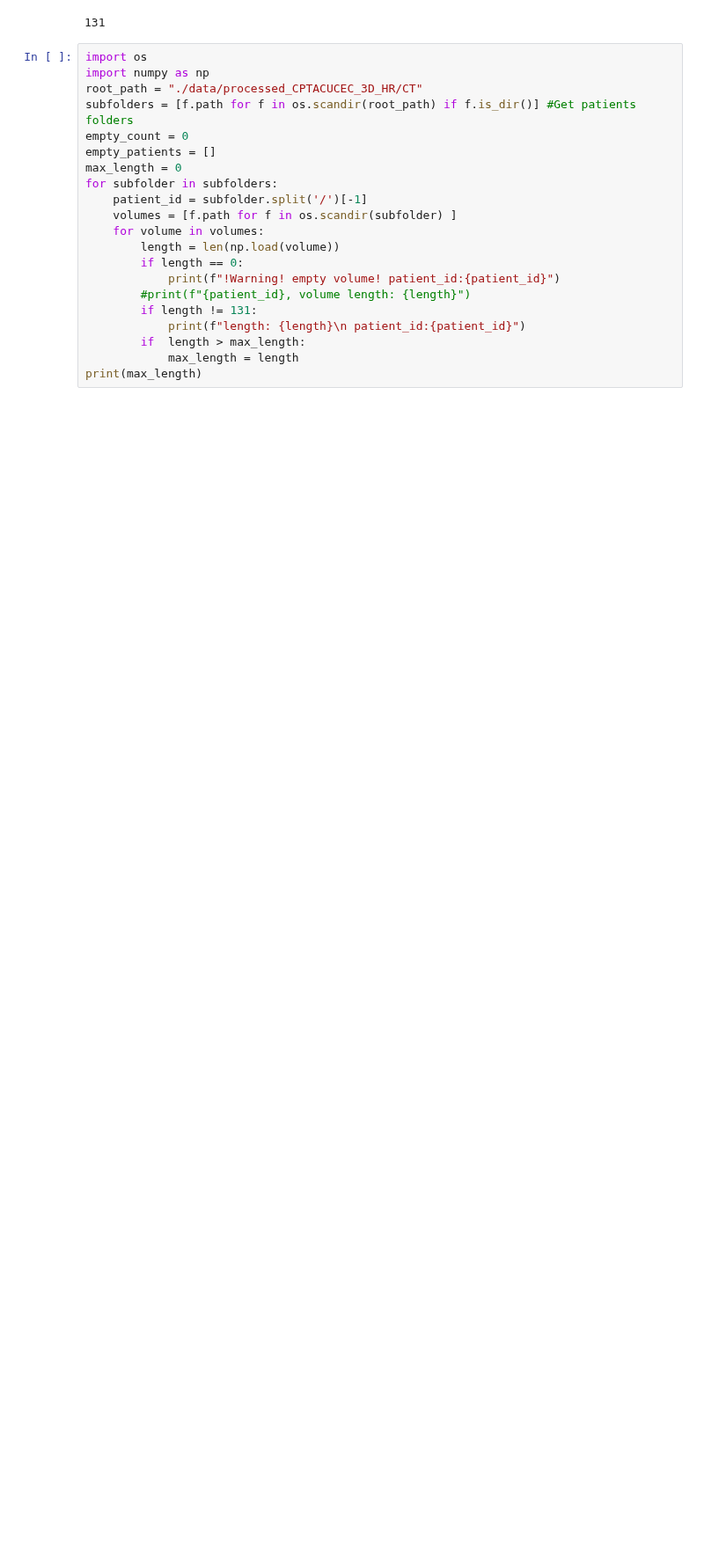
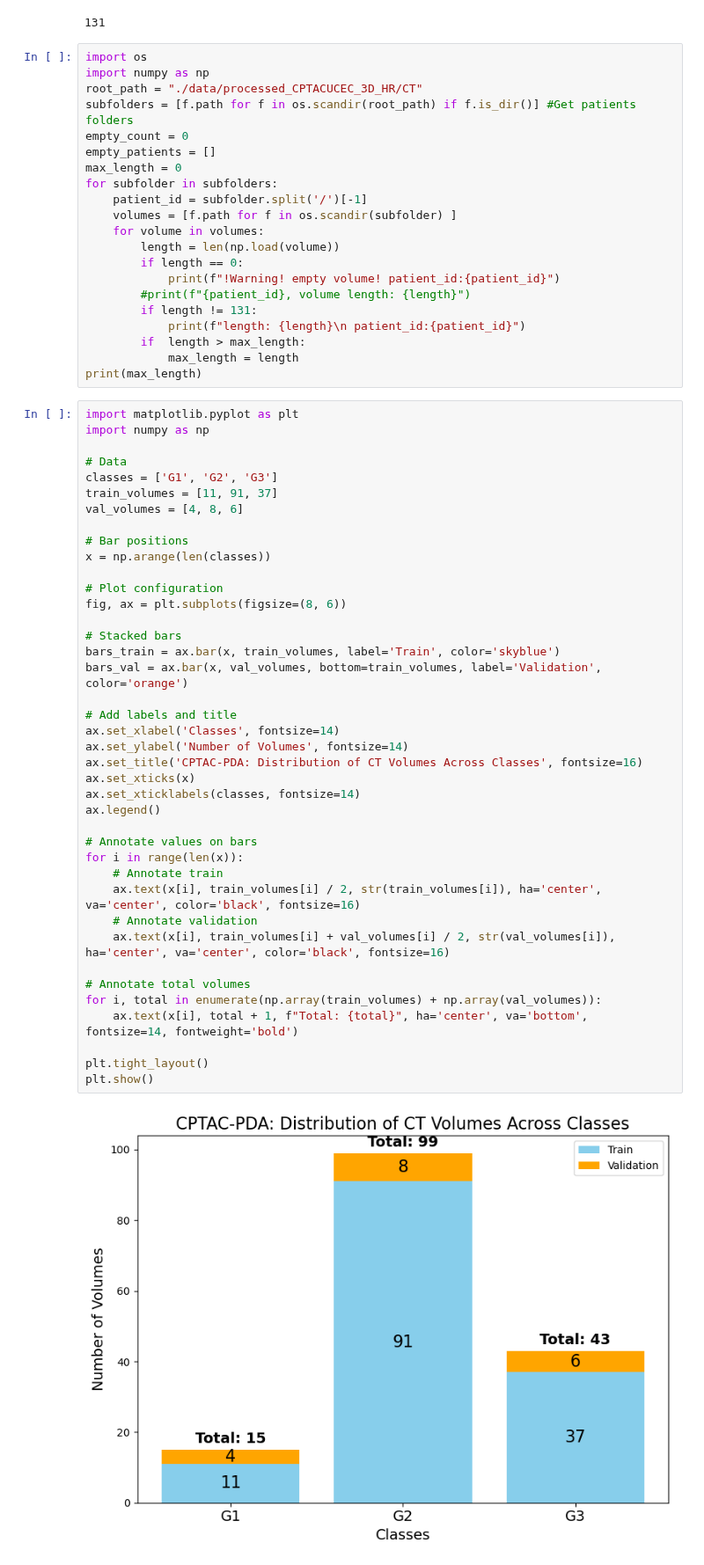
Before and after one commit to PietroCaforio/research-biocv-proj, a Jupyter notebook: dataset_stats.ipynb, the cells around one changed output. Shown at 88% size. Cells and saved outputs as stored; diff of their text form; blank space fills up the shorter version.

```diff
--- a/dataset_stats.ipynb
+++ b/dataset_stats.ipynb
@@ -500,3 +500,45 @@ for subfolder in subfolders:
         if  length > max_length:
             max_length = length
 print(max_length)
+# %%
+import matplotlib.pyplot as plt
+import numpy as np
+
+# Data
+classes = ['G1', 'G2', 'G3']
+train_volumes = [11, 91, 37]
+val_volumes = [4, 8, 6]
+
+# Bar positions
+x = np.arange(len(classes))
+
+# Plot configuration
+fig, ax = plt.subplots(figsize=(8, 6))
+
+# Stacked bars
+bars_train = ax.bar(x, train_volumes, label='Train', color='skyblue')
+bars_val = ax.bar(x, val_volumes, bottom=train_volumes, label='Validation', color='orange')
+
+# Add labels and title
+ax.set_xlabel('Classes', fontsize=14)
+ax.set_ylabel('Number of Volumes', fontsize=14)
+ax.set_title('CPTAC-PDA: Distribution of CT Volumes Across Classes', fontsize=16)
+ax.set_xticks(x)
+ax.set_xticklabels(classes, fontsize=14)
+ax.legend()
+
+# Annotate values on bars
+for i in range(len(x)):
+    # Annotate train
+    ax.text(x[i], train_volumes[i] / 2, str(train_volumes[i]), ha='center', va='center', color='black', fontsize=16)
+    # Annotate validation
+    ax.text(x[i], train_volumes[i] + val_volumes[i] / 2, str(val_volumes[i]), ha='center', va='center', color='black', fontsize=16)
+
+# Annotate total volumes
+for i, total in enumerate(np.array(train_volumes) + np.array(val_volumes)):
+    ax.text(x[i], total + 1, f"Total: {total}", ha='center', va='bottom', fontsize=14, fontweight='bold')
+
+plt.tight_layout()
+plt.show()
+# %% [output]
+[figure, added]
```
Also changed, not shown: parts of 1 cell of this notebook, 1 other file.
